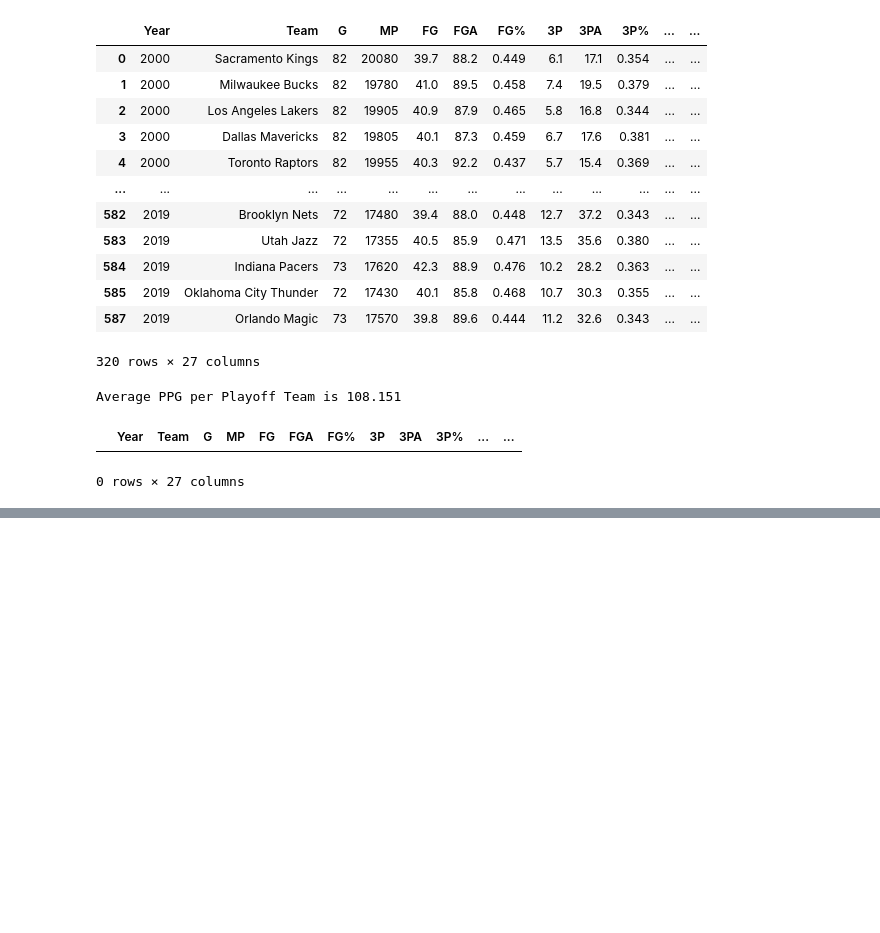
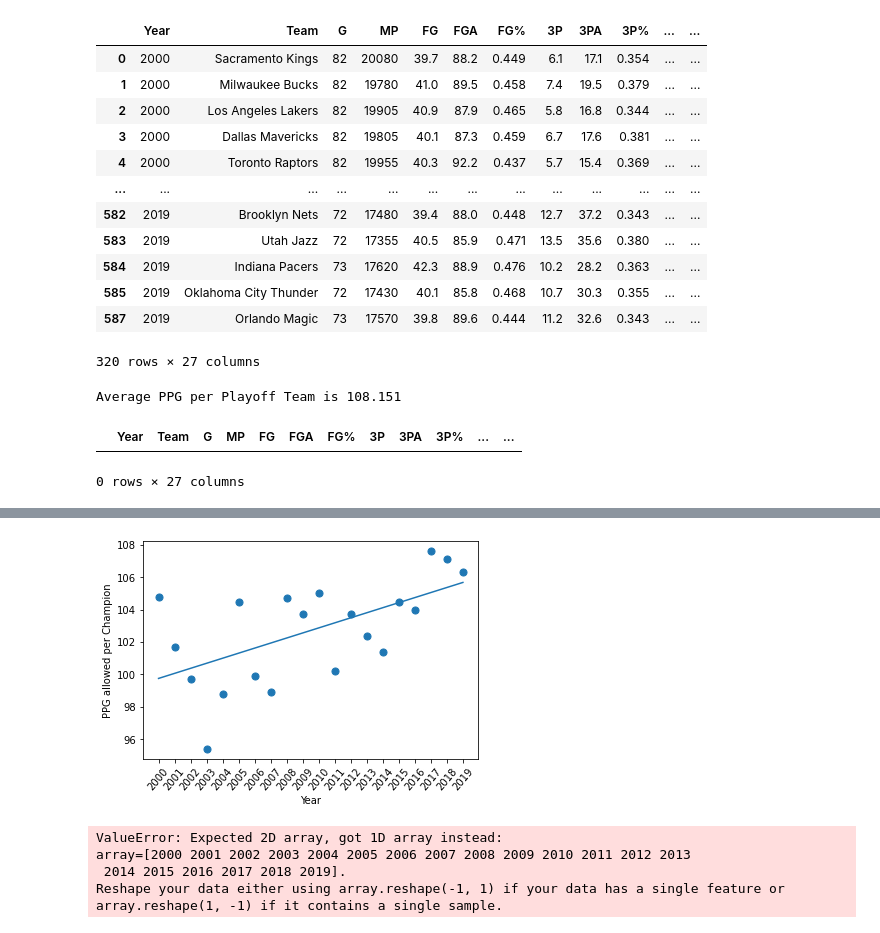
Before and after one commit to jonsb-coding/NBA_Analysis, a Jupyter notebook: NBA_Analysis.ipynb, the cells around one changed output, grey strips where cells are left out. Cells and saved outputs as stored; diff of their text form; code cells hidden in the pictures; blank space fills up the shorter version.

```diff
--- a/NBA_Analysis.ipynb
+++ b/NBA_Analysis.ipynb
@@ -19,3 +21,6 @@ team_df
 | 594 | 2019 | Golden State Warriors | 65 | 15725 | 38.2 | 87.2 | 0.438 | 10.3 | 30.9 | 0.334 | ... | ... |
 | 595 | 2019 | Charlotte Hornets | 65 | 15750 | 38.6 | 88.8 | 0.434 | 12.5 | 35.5 | 0.352 | ... | ... |
 596 rows × 27 columns
+# %%
+opp_df = pd.read_csv("Resources/Data_V1/Opp_00-20.csv")
+opp_df.head()
@@ -87,0 +98,3 @@ Average PPG per Champion is 109.925
+# %%
+champions_opp_df = opp_df[opp_df.Championship]
+champions_opp_df
@@ -132,0 +185,40 @@ Text(0, 0.5, 'PPG per Champion')
+# %%
+opp_pts = champions_opp_df['PTS']
+opp_year = champions_opp_df['Year']
+
+#annotations = champions_df['Team']
+#annotations = ["Los Angeles Lakers", "Los Angeles Lakers", "San Antonio Spurs", "Detroit Pistons", "San Antonio Spurs", "Miami Heat", "San Antonio Spurs", "Boston Celtics", "Los Angeles Lakers", "Los Angeles Lakers", "Dallas Mavericks", "Miami Heat", "Miami Heat", "San Antonio Spurs", "Golden State Warriors", "Cleveland Cavaliers", "Golden State Warriors", "Golden State Warriors", "Toronto Raptors", "Los Angeles Lakers"]
+
+#(slope, intercept, rvalue, pvalue, stderr) = linregress(year, pts)
+#regress_values = year * slope + intercept
+#line_eq = "y = " + str(round(slope,2)) + "x + " + str(round(intercept,2))
+
+plt.scatter(opp_year, opp_pts, s=50)
+
+#plt.plot(year,regress_values,"r-")
+#plt.annotate(line_eq,(6,10),fontsize=15,color="red")
+m, b = np.polyfit(opp_year, opp_pts, 1)
+plt.xticks(np.arange(min(opp_year), max(opp_year)+1, 1.0))
+plt.tick_params(axis="x", rotation=50)
+plt.xlabel('Year')
+plt.ylabel('PPG allowed per Champion')
+
+#for i, label in enumerate(annotations):
+    #plt.annotate(label, (year[i], pts[i]))
+
+plt.plot(opp_year, m*opp_year+b)
+plt.show()
+# %% [output]
+[figure, added]
+# %%
+from sklearn.linear_model import LinearRegression
+
+lr_model = LinearRegression(fit_intercept=True, normalize=False)
+lr_model.fit(year, pts)
+sc = lr_model.score(year, pts)
+print('R2 score: %.3f' % sc)
+# %% [output]
+ValueError: Expected 2D array, got 1D array instead:
+array=[2000 2001 2002 2003 2004 2005 2006 2007 2008 2009 2010 2011 2012 2013
+ 2014 2015 2016 2017 2018 2019].
+Reshape your data either using array.reshape(-1, 1) if your data has a single feature or array.reshape(1, -1) if it contains a single sample.
```
Also changed, not shown: parts of 16 cells of this notebook, 3 other files.
